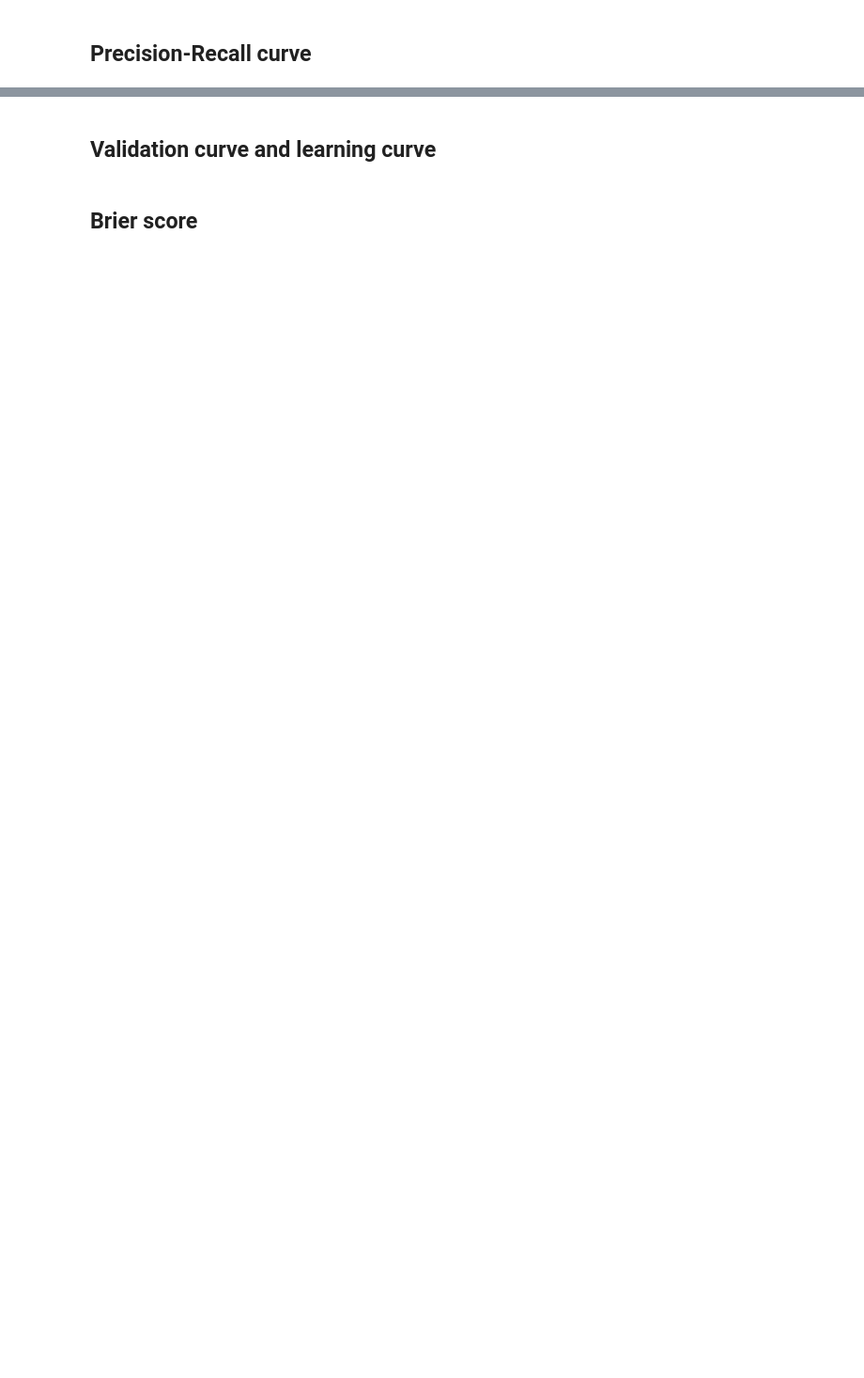
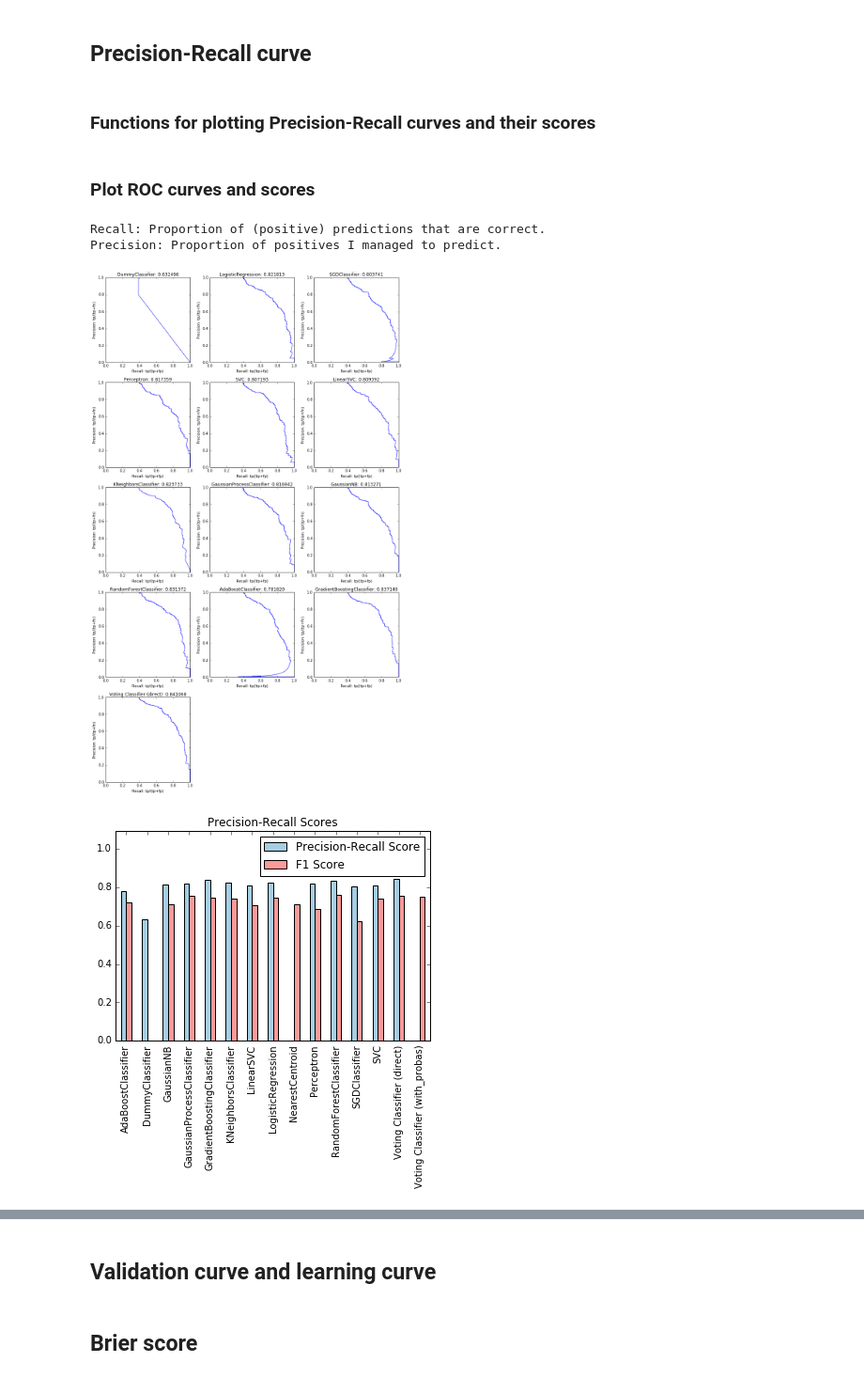
Before and after one commit to dangall/FullDataAnalysisPipeline, a Jupyter notebook: Predictions.ipynb, the cells around one changed output, grey strips where cells are left out. Shown at 94% size. Cells and saved outputs as stored; diff of their text form; code cells hidden in the pictures; blank space fills up the shorter version.

Commit message:
Finish ROC curve, Precision-Recall curve, confusion matrix. Include histogram of their scores.

```diff
--- a/Predictions.ipynb
+++ b/Predictions.ipynb
@@ -1472,6 +1473,7 @@ fig, axes = plotall2Dreductions(allXypairs, clusteringtype=clusteringtype, predi
 # inputted models. However, it is also able to do this on a log-transformation of the y-values, as well
 # as cap the predicted values to a minimum and maximum. Moreover, it can compute the Voting Regressor/Classifier
 # of the inputted models.
+@memory.cache
 def finalCrossValPredictions(allXypairs, bestmodels, logtransformY, predictiontype="regression", minval=None, maxval=None,
                             probability=False, includevoting=True):
     # We begin by transforming all the y-values
@@ -1503,14 +1505,14 @@ def finalCrossValPredictions(allXypairs, bestmodels, logtransformY, predictionty
         if probability==False:
             weightedaverage = np.round(weightedaverage).astype(int)
         allpredictions.append((weightedaverage, "Voting Classifier (direct)"))
-        ##if probability==False:
+        if probability==False:
             # We could also have computed probabilities for allpredictions right from the start,
             # instead of having to do recompute them for a subset of bestmodels. The reason we
             # don't do this is that votingClassifierCrossvalPredict doesn't work for all models
             # in bestmodels, generally. Also, the probabilities are much more expensive to compute
             # so it is silly to compute them for all models when we only want them for a subset of the models.
-            ##allpredictions.append((votingClassifierCrossvalPredict(bestmodels, transformedallXypairs, probability=probability,
-            ##                                                       voting="with_probas"), "Voting Classifier (with_probas)"))
+            allpredictions.append((votingClassifierCrossvalPredict(bestmodels, transformedallXypairs, probability=probability,
+                                                                   voting="with_probas"), "Voting Classifier (with_probas)"))
     allpredictions = [(Ytransformer.inverse_transform(pred.reshape(1, -1)), predname) for (pred, predname) in allpredictions]
     # Now make sure all values are between certain values
     valuesofprediction = [pred[0] for pred in allpredictions]
@@ -1583,17 +1585,3 @@ if clusteringtype=="supervised" and predictiontype=="regression":
 ### Make cross-validated predictions for all models
 
 This will be useful for several different evluation functions. For classification we also compute the probabilities
-# %%
-@memory.cache
-def listSafeProbabilityModels(bestmodels, allXypairs):
-    safemodels = []
-    reducedXypairsets = [(X[:(len(X)/10+1)], y[:(len(X)/10+1)])for (X,y) in allXypairs]
-    for mdl in bestmodels:
-        try:
-            thepredictions, theweights = makeCrossValPredictionAndScore([mdl], reducedXypairsets, probability=True)
-            safemodels.append(mdl)
-        except:
-            pass
-    return safemodels
-
-safemodels = listSafeProbabilityModels(bestmodels, allXypairs)
@@ -1821,2 +1749,4 @@ hi
 # %% [markdown]
 ## Precision-Recall curve
+# %% [markdown]
+### Functions for plotting Precision-Recall curves and their scores
@@ -1822,0 +1792,18 @@ hi
+# %% [markdown]
+### Plot ROC curves and scores
+# %%
+#================================================================================================
+# FROM HERE ON IT'S AUTOMATIC
+
+ycolumn = allXypairs[-1][1]
+
+if clusteringtype=="supervised" and predictiontype=="classification" and len(np.unique(ycolumn.ravel()))==2:
+    print "Recall: Proportion of (positive) predictions that are correct."
+    print "Precision: Proportion of positives I managed to predict."
+    allPrecRecscores, allnames = plotPrecisionRecallCurves(allprobapredictions, ycolumn)
+    plotPrecisionRecallScores(allPrecRecscores, allnames, allpredictions, ycolumn)
+# %% [output]
+Recall: Proportion of (positive) predictions that are correct.
+Precision: Proportion of positives I managed to predict.
+[figure, added]
+[figure, added]
```
Also changed, not shown: parts of 22 cells of this notebook.
